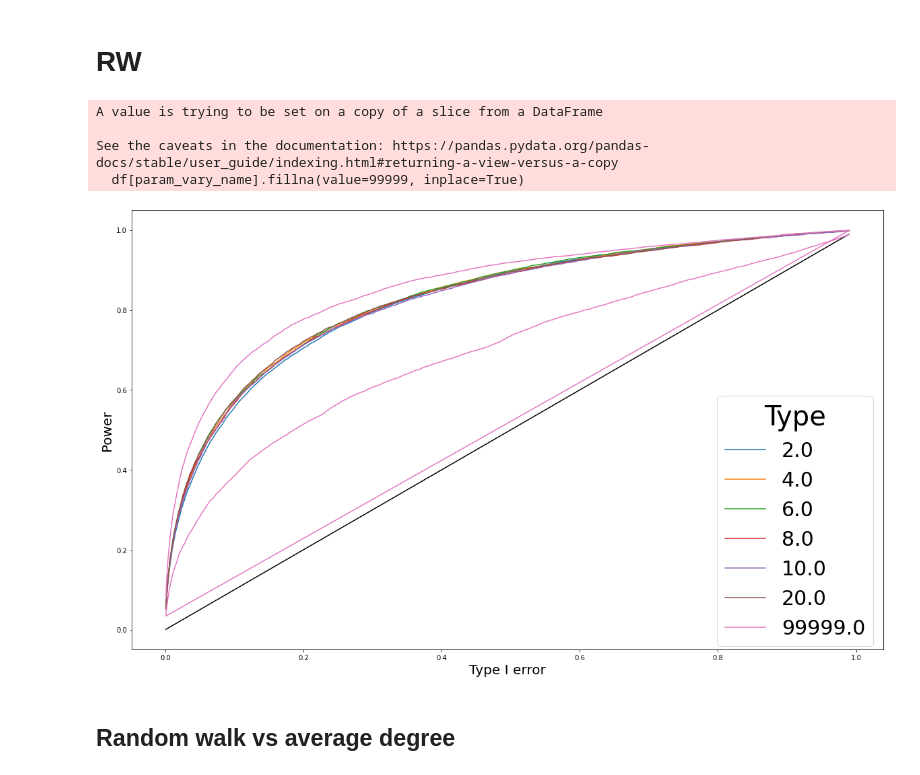
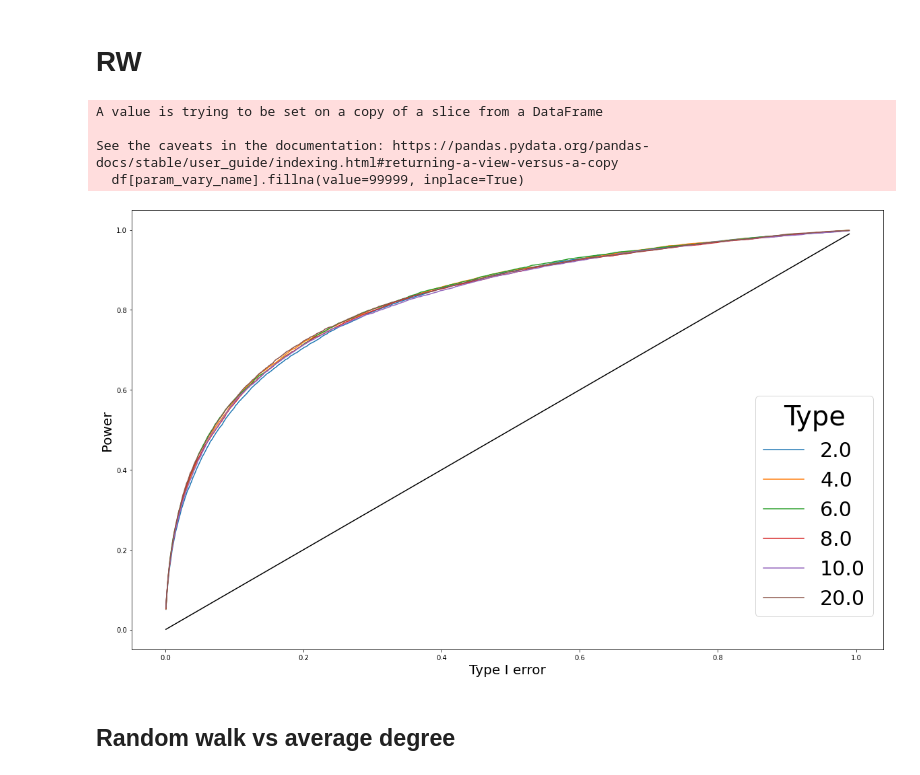
Before and after one commit to ragnarlevi/GTST, a Jupyter notebook: Analysis/BGDegreeAnalysis.ipynb, the cells around one changed output. Drawn from its saved outputs; the diff is of its cells as text; code cells hidden in the pictures.

```diff
--- a/Analysis/BGDegreeAnalysis.ipynb
+++ b/Analysis/BGDegreeAnalysis.ipynb
@@ -190,26 +190,27 @@ RW = RW.loc[(RW['N'] == 10000) | (RW['N'] == 3000)]
 # %%
 data['RW'] = RW
 params_fixed = {'ratio_degree':1.062,
                 'n':20,
                 'm':20,
                 'nr_nodes_1':60,
                 'nr_nodes_2':60,
                 'normalize':0,
                 'r':4,
                 'N':10000,
-                'B':3000
+                'B':3000,
+                'type':'p-rw'
                 }
 
 # RW.loc[(RW['tmax'] == 4) | (RW['type'].isin(['ARKL', 'ARKU_plus']))]
 # RW.loc[(RW['tmax'] == 8) | (RW['type'].isin(['ARKL', 'ARKU_plus']))]
 # .loc[(RW['tmax'] == 4) | (RW['type'].isin(['exponential', 'ARKU_plus']))]
 plotVaryingBGDEG(df = RW, param_vary_name = "tmax", params_fixed = params_fixed, mmd_stat = "MMD_u", color_name = "tab10", disp_title=False, legend_title= 'Type')
 # %% [output]
 A value is trying to be set on a copy of a slice from a DataFrame
 
 See the caveats in the documentation: https://pandas.pydata.org/pandas-docs/stable/user_guide/indexing.html#returning-a-view-versus-a-copy
   df[param_vary_name].fillna(value=99999, inplace=True)
-[figure, old version]
+[figure, new version]
 # %%
 params_kernel['RW'] = ['normalize', 'r', 'discount', 'type', 'tmax']
 data_auc['RW'] = findAUC(keys = keys, params = params_kernel['RW'], stats = ['MMD_b', 'MMD_u'], df = RW.loc[RW['N'] == 10000] )
```
Also changed, not shown: parts of 1 cell of this notebook, 17 other files.
